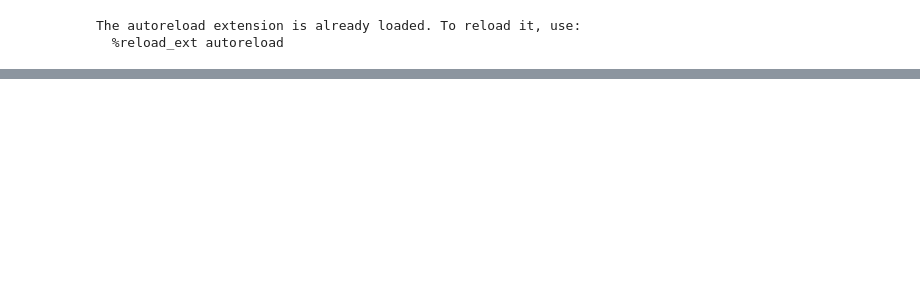
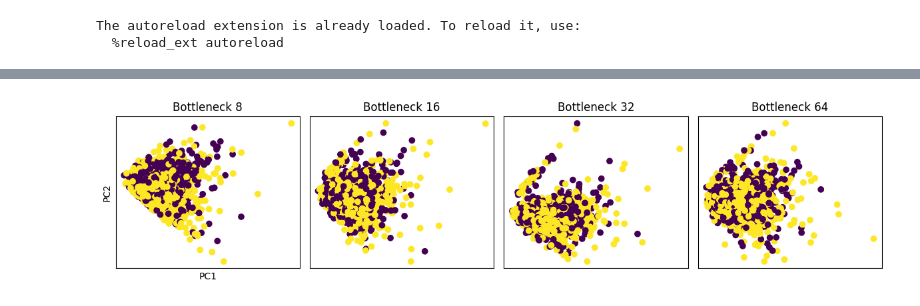
Before and after one commit to CptK/RNA-seq-denoising, a Jupyter notebook: denoise.ipynb, the cells around one changed output, grey strips where cells are left out. Drawn from its saved outputs; the diff is of its cells as text; code cells hidden in the pictures; blank space fills up the shorter version.

```diff
--- a/denoise.ipynb
+++ b/denoise.ipynb
@@ -131,0 +190,48 @@ plt.show()
+# %%
+df = pd.read_csv("data/sim_scdata_2_groups_2000.csv", index_col=0)
+groups = pd.Categorical(df["cell_groups_1_2000"]).codes
+df = df.drop(columns=["cell_groups_1_2000"])
+X = df.values.astype(np.float64)  # Changed from int64 to float64
+
+pca = PCA(n_components=2)
+pca.fit(X)
+X_pca = pca.transform(X)
+
+use_orig_data: Literal[0, 1] = 0
+
+fig, ax = plt.subplots(1, len(models.keys()) + use_orig_data, figsize=(3 * (len(models.keys()) + use_orig_data), 3))
+# plt.suptitle("PCA Visualization of sim_scdata_2_groups_2000", fontsize=14, y=1.05)
+if use_orig_data:
+    ax[0].scatter(X_pca[:, 0], X_pca[:, 1], c=groups)
+    ax[0].set_title("Original data")
+
+for i, (bottleneck, model_dict) in enumerate(models.items()):
+    df = pd.read_csv("data/sim_scdata_2_groups_2000.csv", index_col=0)
+    groups = pd.Categorical(df["cell_groups_1_2000"]).codes
+    df = df.drop(columns=["cell_groups_1_2000"])
+    X = df.values.astype(np.float64)  # Changed from int64 to float64
+
+    model = model_dict["model"]
+    mean, disp, pi = model(torch.tensor(X, dtype=torch.float32).to(DEVICE), size_factors.to(DEVICE))
+    mean = mean.detach().cpu().numpy()
+
+    pca = PCA(n_components=2)
+    pca.fit(mean)
+    X_denoised = pca.transform(mean)
+
+    ax[i + use_orig_data].scatter(X_denoised[:, 0], X_denoised[:, 1], c=groups)
+    ax[i + use_orig_data].set_title(f"Bottleneck {bottleneck}")
+
+# disable ticks
+for a in ax:
+    a.set_xticks([])
+    a.set_yticks([])
+ax[0].set_xlabel("PC1")
+ax[0].set_ylabel("PC2")
+
+
+plt.tight_layout()
+plt.savefig(f"sim_scdata_2_groups_2000_bottleneck_sizes_{MODEL_TYPE}.pdf")
+plt.show()
+# %% [output]
+[figure, added]
```
Also changed, not shown: parts of 7 cells of this notebook, 3 other files.
